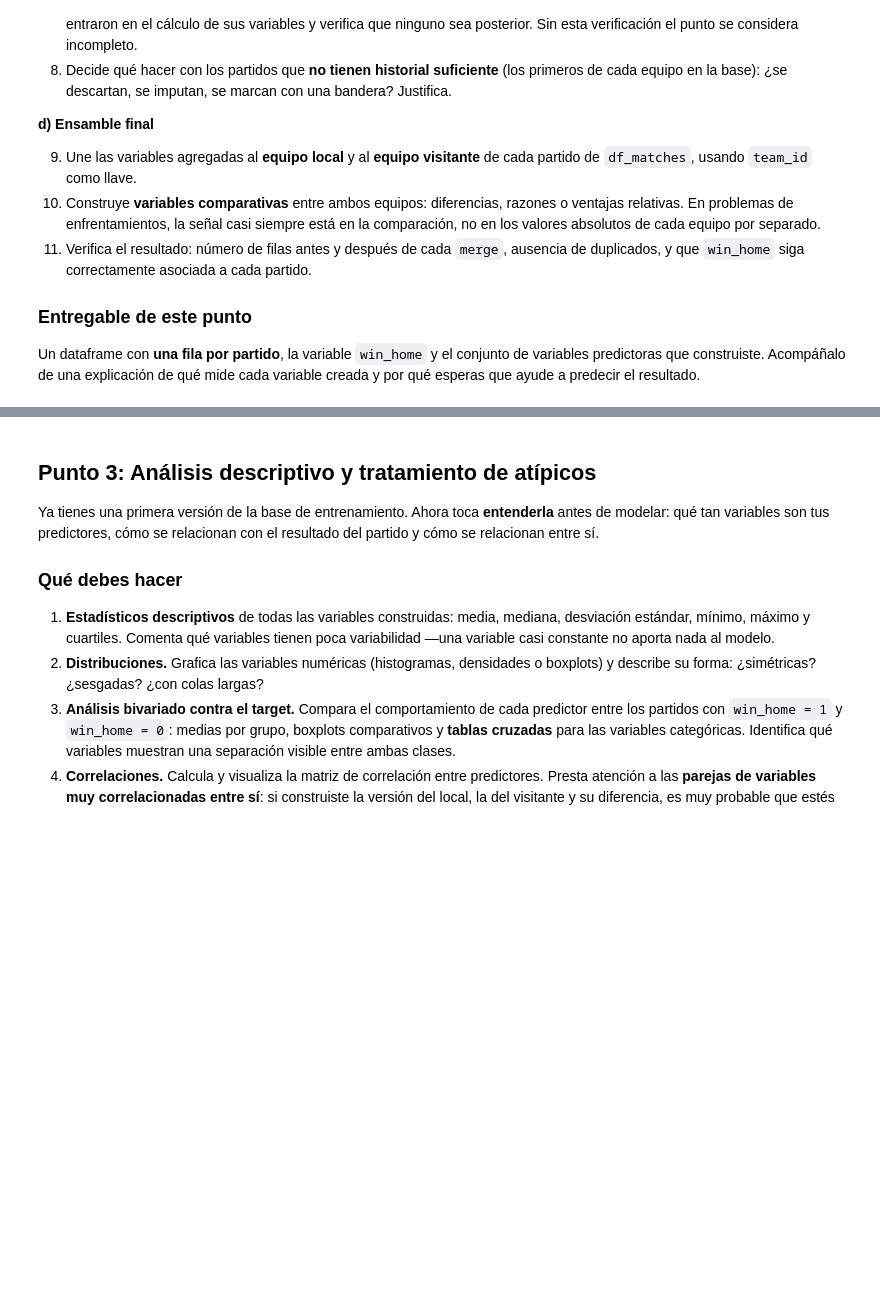
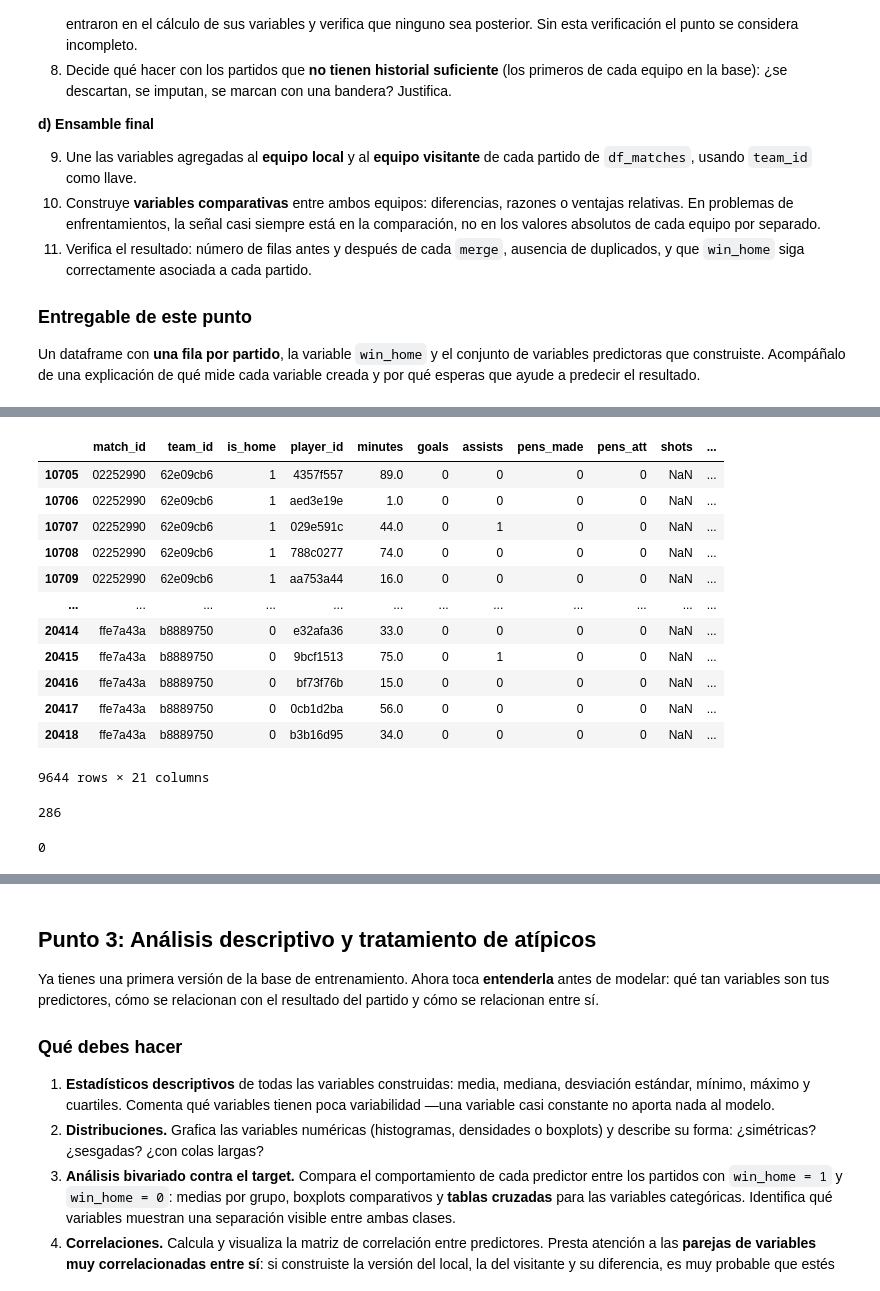
Before and after one commit to antobeni07/Parcial-1_Analitica, a Jupyter notebook: 01_Parcial_Mundial_2026.ipynb, the cells around one changed output, grey strips where cells are left out. Saved outputs shown, nothing was run; the diff lists cells and outputs as text; code cells hidden in the pictures; blank space fills up the shorter version.

```diff
--- a/01_Parcial_Mundial_2026.ipynb
+++ b/01_Parcial_Mundial_2026.ipynb
@@ -1040,4 +1084,5 @@ Index(['id', 'match_id', 'team_id', 'team_name', 'is_home', 'player_id',
        'updated_at', 'numeric_age'],
       dtype='str')
 # %%
-df_players_data = df_players_data.drop(columns=['id', 'team_name', 'player_name', 'shirt_number', ])
+df_players_data = df_players_data.drop(columns=['id', 'team_name', 'player_name', 'shirt_number', 'position', 'updated_at', 'age'])
+df_players_data.columns
@@ -1112,0 +1441,30 @@ por qué esperas que ayude a predecir el resultado.
+# %%
+df_players_data = df_players_data.dropna(subset=['minutes', 'own_goals', 'numeric_age'])
+# %%
+#Misma logica que con los faltantes de matches_data
+df_faltantes_players_data = df_players_data[df_players_data['shots'].isna()]
+df_faltantes_players_data
+# %% [output]
+|  | match_id | team_id | is_home | player_id | minutes | goals | assists | pens_made | pens_att | shots | ... |
+| 10705 | 02252990 | 62e09cb6 | 1 | 4357f557 | 89.0 | 0 | 0 | 0 | 0 | NaN | ... |
+| 10706 | 02252990 | 62e09cb6 | 1 | aed3e19e | 1.0 | 0 | 0 | 0 | 0 | NaN | ... |
+| 10707 | 02252990 | 62e09cb6 | 1 | 029e591c | 44.0 | 0 | 1 | 0 | 0 | NaN | ... |
+| 10708 | 02252990 | 62e09cb6 | 1 | 788c0277 | 74.0 | 0 | 0 | 0 | 0 | NaN | ... |
+| 10709 | 02252990 | 62e09cb6 | 1 | aa753a44 | 16.0 | 0 | 0 | 0 | 0 | NaN | ... |
+| ... | ... | ... | ... | ... | ... | ... | ... | ... | ... | ... | ... |
+| 20414 | ffe7a43a | b8889750 | 0 | e32afa36 | 33.0 | 0 | 0 | 0 | 0 | NaN | ... |
+| 20415 | ffe7a43a | b8889750 | 0 | 9bcf1513 | 75.0 | 0 | 1 | 0 | 0 | NaN | ... |
+| 20416 | ffe7a43a | b8889750 | 0 | bf73f76b | 15.0 | 0 | 0 | 0 | 0 | NaN | ... |
+| 20417 | ffe7a43a | b8889750 | 0 | 0cb1d2ba | 56.0 | 0 | 0 | 0 | 0 | NaN | ... |
+| 20418 | ffe7a43a | b8889750 | 0 | b3b16d95 | 34.0 | 0 | 0 | 0 | 0 | NaN | ... |
+9644 rows × 21 columns
+# %%
+#Parece seguir el mismo patron que con df_matches_data
+df_faltantes_players_data['match_id'].nunique()
+# %% [output]
+286
+# %%
+#No es en los mismos partidos, entonces vamos a ver si es en el mismo numero de selecciones
+df_faltantes_matches_data['team_id'].nunique() - df_faltantes_players_data['team_id'].nunique()
+# %% [output]
+0
```
Also changed, not shown: parts of 39 cells of this notebook, 1 other file.
